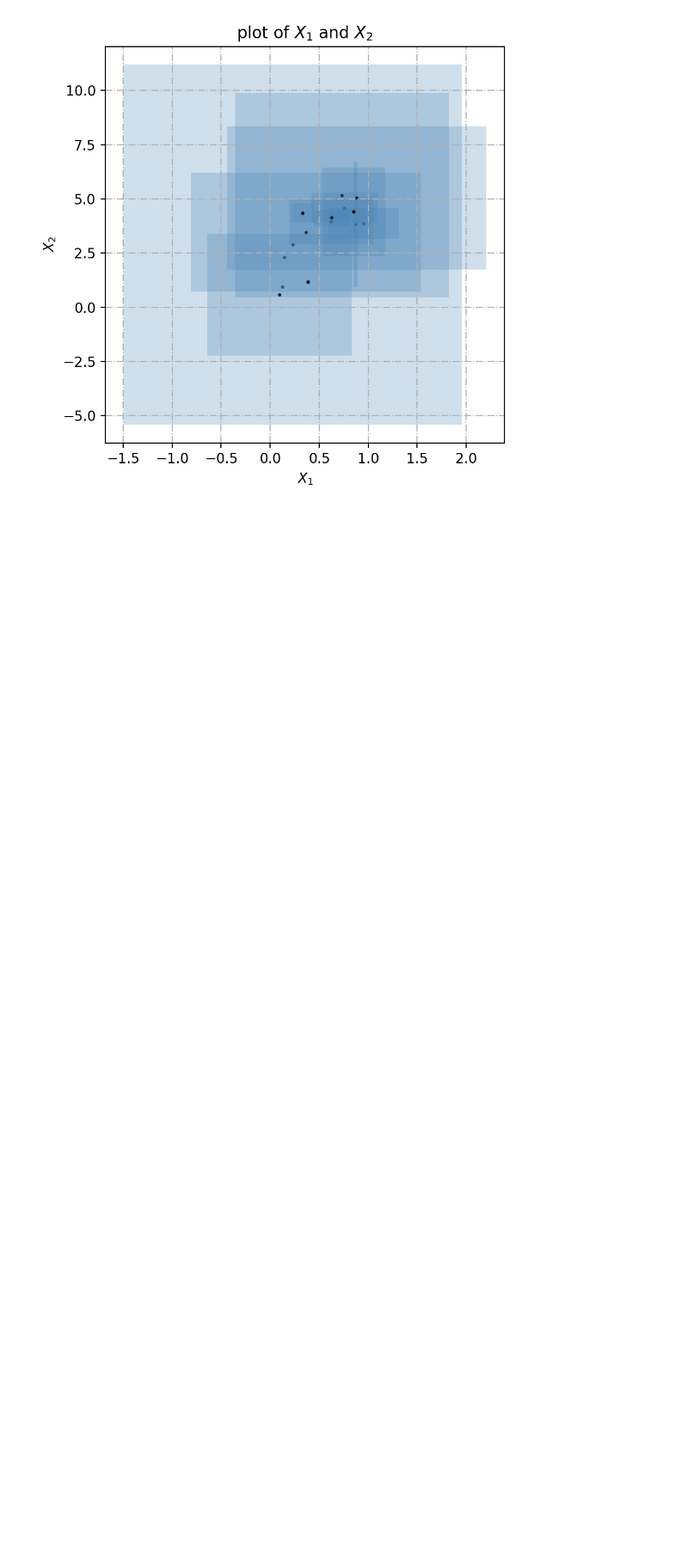
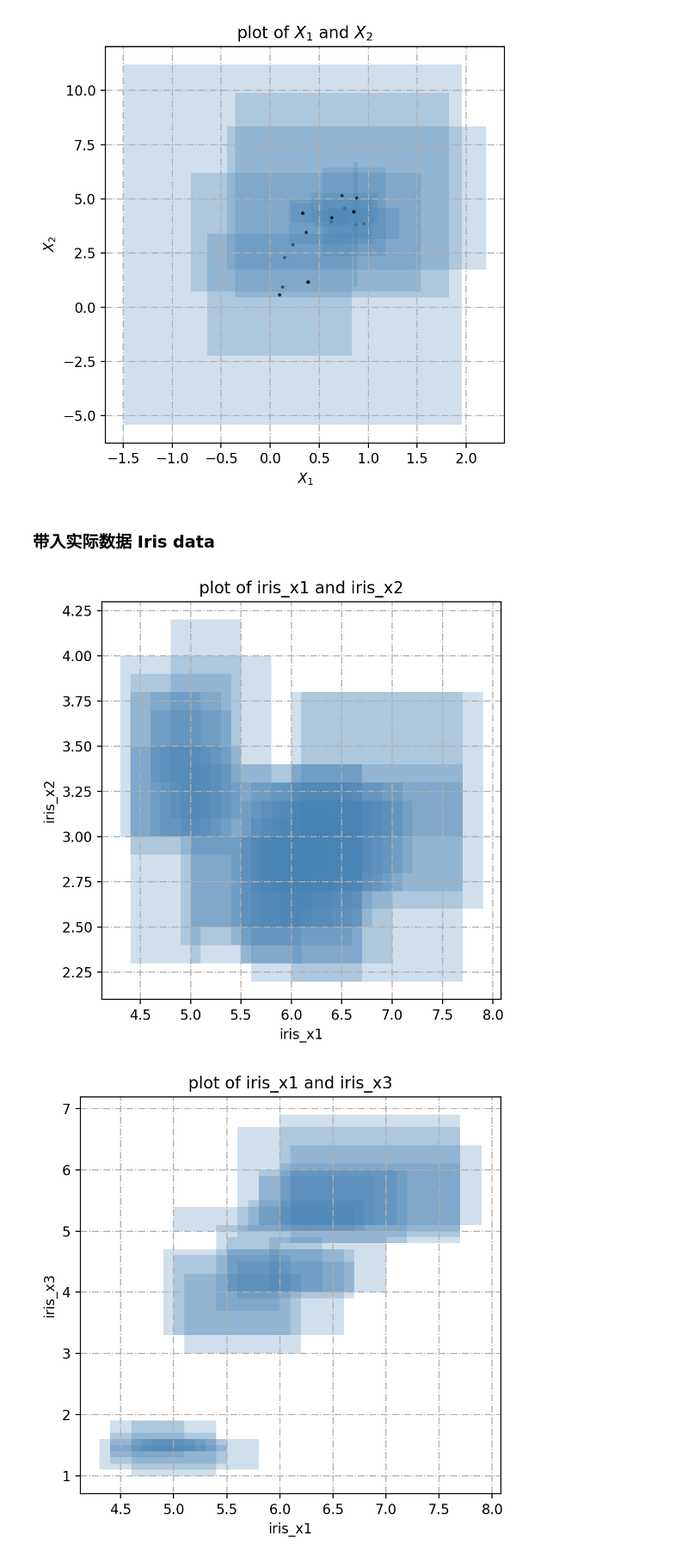
Before and after one commit to kxlkxl1999/ZKRP, a Jupyter notebook: regression.ipynb, the cells around one changed output. Shown at 86% size. Saved outputs shown, nothing was run; the diff lists cells and outputs as text; code cells hidden in the pictures; blank space fills up the shorter version.

```diff
--- a/regression.ipynb
+++ b/regression.ipynb
@@ -788,3 +788,42 @@ EV6_CRM = [np.mean(np.array(eval6_CRM),axis=0), np.var(np.array(eval6_CRM),axis=
 
 EV5_CCRM = [np.mean(np.array(eval5_CCRM),axis=0), np.var(np.array(eval5_CCRM),axis=0)]
 EV6_CCRM = [np.mean(np.array(eval6_CCRM),axis=0), np.var(np.array(eval6_CCRM),axis=0)]
+# %% [markdown]
+### 带入实际数据 Iris data
+# %%
+# Variables:
+#      Species (concept): setosa S (S1,...,S10),
+# 	                    versicolor Ve (Ve1,...,Ve10)
+# 						virginica Vi (Vi1,...,Vi10)
+# 	 Y1 = Sepal Length, interval [a1, b1]
+# 	 Y2 = Sepal Width, interval [a2, b2]
+# 	 Y3 = Petal Length, interval [a3, b3]
+# 	 Y4 = Petal Width, interval [a4, b4]
+
+file ="data/Iris"
+f = open(file)
+column_name = ['u', 'species', 'a1', 'b1', 'a2', 'b2', 'a3', 'b3', 'a4', 'b4']
+iris = pd.read_csv(f, sep='\s+', names=column_name)
+a1 = iris['a1'].values
+b1 = iris['b1'].values
+a2 = iris['a2'].values
+b2 = iris['b2'].values
+a3 = iris['a3'].values
+b3 = iris['b3'].values
+a4 = iris['a4'].values
+b4 = iris['b4'].values
+
+iris_x1 = np.vstack((a1,b1)).T
+iris_x2 = np.vstack((a2,b2)).T
+iris_x3 = np.vstack((a3,b3)).T
+iris_x4 = np.vstack((a4,b4)).T
+# %%
+show3(iris_x1,iris_x2, varname=('iris_x1', 'iris_x2'))
+show3(iris_x1,iris_x3, varname=('iris_x1', 'iris_x3'))
+show3(iris_x1,iris_x4, varname=('iris_x1', 'iris_x4'))
+show3(iris_x2,iris_x3, varname=('iris_x2', 'iris_x3'))
+show3(iris_x2,iris_x4, varname=('iris_x2', 'iris_x4'))
+show3(iris_x3,iris_x4, varname=('iris_x3', 'iris_x4'))
+# %% [output]
+[figure, added]
+[figure, added]
```
Also changed, not shown: parts of 1 cell of this notebook, 4 other files.
